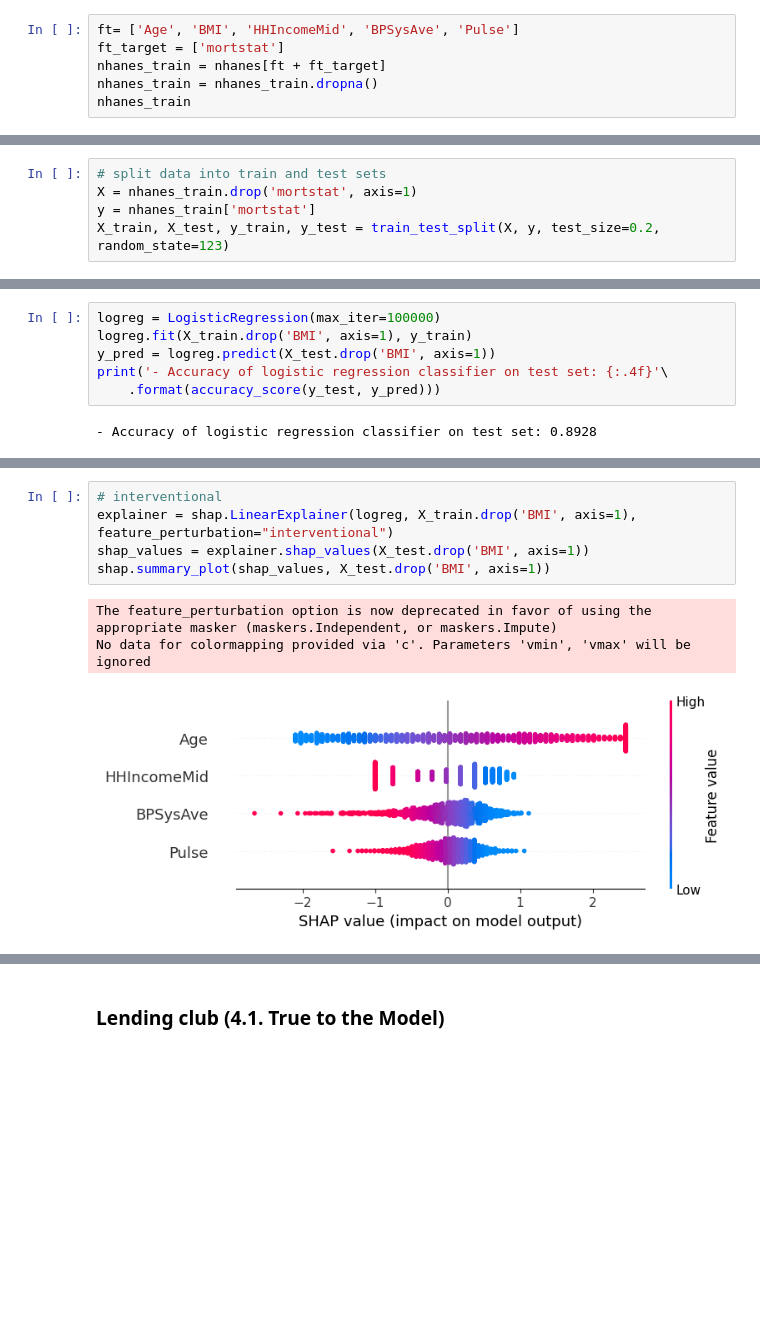
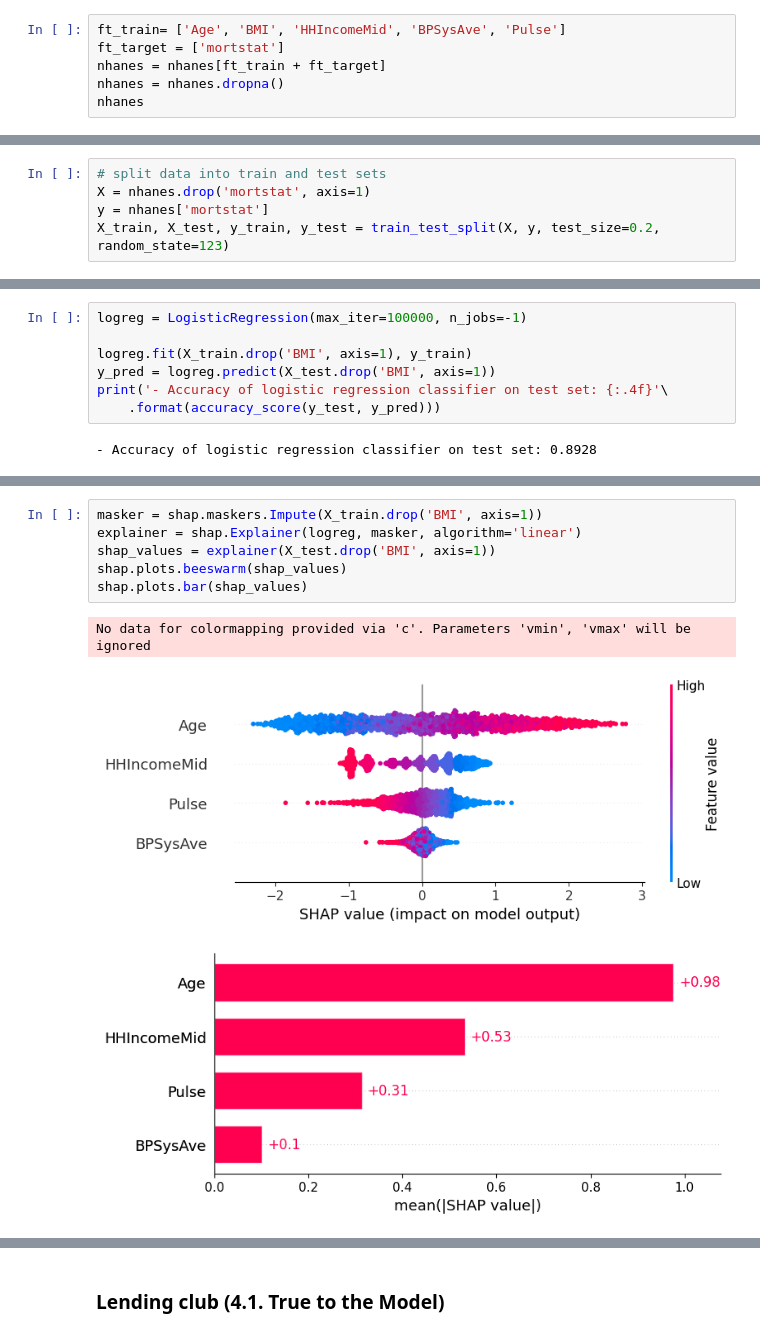
Before and after one commit to nthng-quan/t2mt2d-intro-to-ml, a Jupyter notebook: shap.ipynb, the cells around one changed output, grey strips where cells are left out. Cells and saved outputs as stored; diff of their text form; blank space fills up the shorter version.

```diff
--- a/shap.ipynb
+++ b/shap.ipynb
@@ -98,11 +98,11 @@ nhanes
 | 20291 | 71915 | 2011_12 | male | 60 | NaN | White | White | College Grad | NeverMarried | 65000-74999 | ... |
 12359 rows × 85 columns
 # %%
-ft= ['Age', 'BMI', 'HHIncomeMid', 'BPSysAve', 'Pulse']
+ft_train= ['Age', 'BMI', 'HHIncomeMid', 'BPSysAve', 'Pulse']
 ft_target = ['mortstat']
-nhanes_train = nhanes[ft + ft_target]
-nhanes_train = nhanes_train.dropna()
-nhanes_train
+nhanes = nhanes[ft_train + ft_target]
+nhanes = nhanes.dropna()
+nhanes
 # %% [output]
 |  | Age | BMI | HHIncomeMid | BPSysAve | Pulse | mortstat |
 | 0 | 34 | 32.22 | 30000.0 | 113.0 | 70.0 | 0.0 |
@@ -119,6 +119,6 @@ nhanes_train
 10123 rows × 6 columns
 # %%
 # split data into train and test sets
-X = nhanes_train.drop('mortstat', axis=1)
-y = nhanes_train['mortstat']
+X = nhanes.drop('mortstat', axis=1)
+y = nhanes['mortstat']
 X_train, X_test, y_train, y_test = train_test_split(X, y, test_size=0.2, random_state=123)
@@ -125,5 +127,6 @@ X_train, X_test, y_train, y_test = train_test_split(X, y, test_size=0.2, random_
 # %%
-logreg = LogisticRegression(max_iter=100000)
+logreg = LogisticRegression(max_iter=100000, n_jobs=-1)
+
 logreg.fit(X_train.drop('BMI', axis=1), y_train)
 y_pred = logreg.predict(X_test.drop('BMI', axis=1))
 print('- Accuracy of logistic regression classifier on test set: {:.4f}'\
@@ -142,9 +150,10 @@ No data for colormapping provided via 'c'. Parameters 'vmin', 'vmax' will be ign
 # %%
-# interventional
-explainer = shap.LinearExplainer(logreg, X_train.drop('BMI', axis=1), feature_perturbation="interventional")
-shap_values = explainer.shap_values(X_test.drop('BMI', axis=1))
-shap.summary_plot(shap_values, X_test.drop('BMI', axis=1))
+masker = shap.maskers.Impute(X_train.drop('BMI', axis=1))
+explainer = shap.Explainer(logreg, masker, algorithm='linear')
+shap_values = explainer(X_test.drop('BMI', axis=1))
+shap.plots.beeswarm(shap_values)
+shap.plots.bar(shap_values)
 # %% [output]
-The feature_perturbation option is now deprecated in favor of using the appropriate masker (maskers.Independent, or maskers.Impute)
 No data for colormapping provided via 'c'. Parameters 'vmin', 'vmax' will be ignored
-[figure, old version]
+[figure, new version]
+[figure, added]
```
Also changed, not shown: parts of 51 cells of this notebook, 1 other file.
